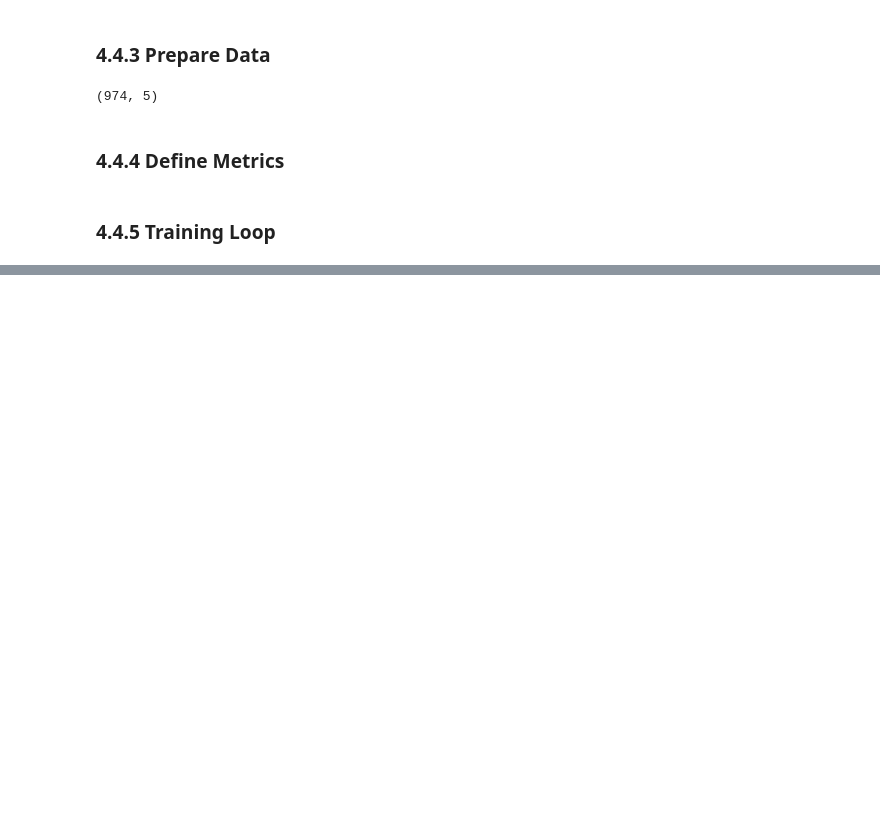
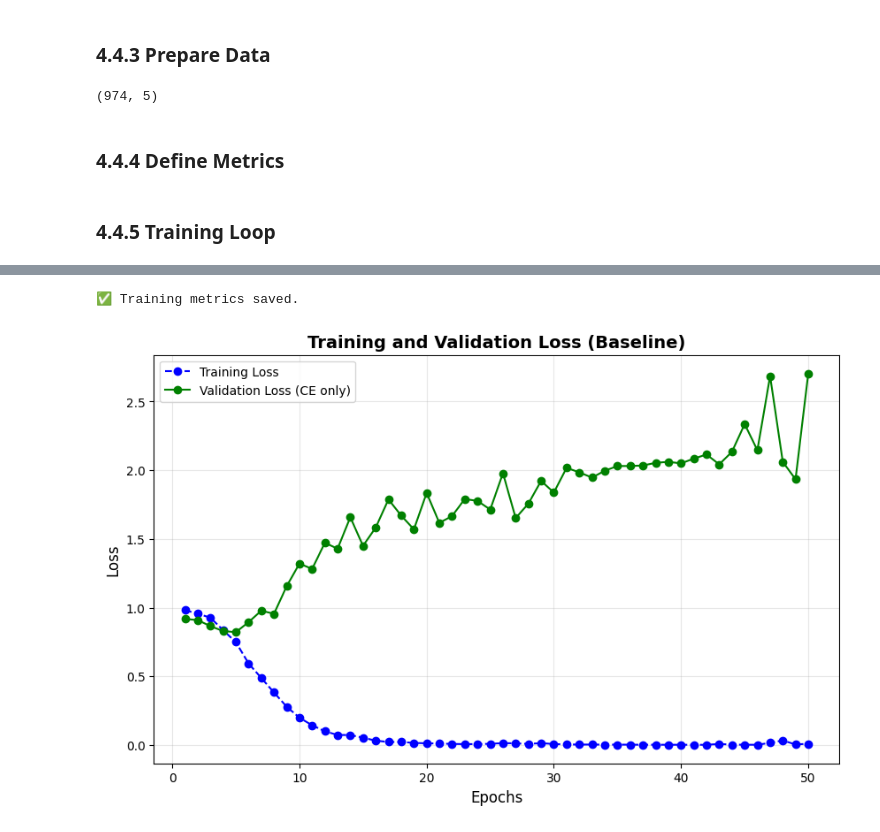
Before and after one commit to wenqingmao/aws-distillation-project, a Jupyter notebook: student_baseline.ipynb, the cells around one changed output, grey strips where cells are left out. Drawn from its saved outputs; the diff is of its cells as text; code cells hidden in the pictures; blank space fills up the shorter version.

Commit message:
updated baseline (gold-only fine-tune) performance

```diff
--- a/student_baseline.ipynb
+++ b/student_baseline.ipynb
@@ -123,8 +123,24 @@ val_f1_scores = []
 epochs = 50
 best_val_loss = 100
 best_accuracy = 0
-patience = 30
+patience = 50
 counter = 0
+# %%
+# Reload previous metrics if they exist
+with open("/home/shared/models/student_distilled_metrics/baseline_metrics.pkl", "rb") as f:
+    metrics = pickle.load(f)
+
+train_losses = metrics["train_losses"]
+val_losses = metrics["val_losses"]
+val_accuracies = metrics["val_accuracies"]
+val_precisions = metrics["val_precisions"]
+val_recalls = metrics["val_recalls"]
+val_f1_scores = metrics["val_f1_scores"]
+best_val_loss = metrics["best_val_loss"]       # load best loss
+best_accuracy = metrics["best_accuracy"]       # load best acc
+
+print(f"📊 Resumed training history. Best val loss: {best_val_loss:.4f}, Best accuracy: {best_accuracy:.4f}")
+epoch = len(val_losses)
 # %% [markdown]
 ### 4.4.5 Training Loop
 # %%
@@ -235,0 +252,19 @@ Early stopping triggered
+# %%
+# Save training metrics
+metrics = {
+    "train_losses": train_losses,
+    "val_losses": val_losses,
+    "val_accuracies": val_accuracies,
+    "val_precisions": val_precisions,
+    "val_recalls": val_recalls,
+    "val_f1_scores": val_f1_scores,
+    "best_val_loss": best_val_loss,
+    "best_accuracy": best_accuracy,
+}
+
+with open("/home/shared/models/student_distilled_metrics/baseline_metrics.pkl", "wb") as f:
+    pickle.dump(metrics, f)
+
+print("✅ Training metrics saved.")
+# %% [output]
+✅ Training metrics saved.
@@ -235,0 +273,15 @@ Early stopping triggered
+# %%
+epochs = list(range(1, len(val_losses) + 1))  # Epoch numbers
+# %%
+# Plot Training and Validation Loss
+plt.figure(figsize=(10, 6))
+plt.plot(epochs, train_losses, label="Training Loss", marker="o", linestyle="--", color="blue")
+plt.plot(epochs, val_losses, label="Validation Loss (CE only)", marker="o", linestyle="-", color="green")
+plt.xlabel("Epochs", fontsize=12)
+plt.ylabel("Loss", fontsize=12)
+plt.title("Training and Validation Loss (Baseline)", fontsize=14, fontweight="bold")
+plt.legend(fontsize=10)
+plt.grid(alpha=0.3)
+plt.show()
+# %% [output]
+[figure, added]
```
Also changed, not shown: parts of 4 cells of this notebook.
